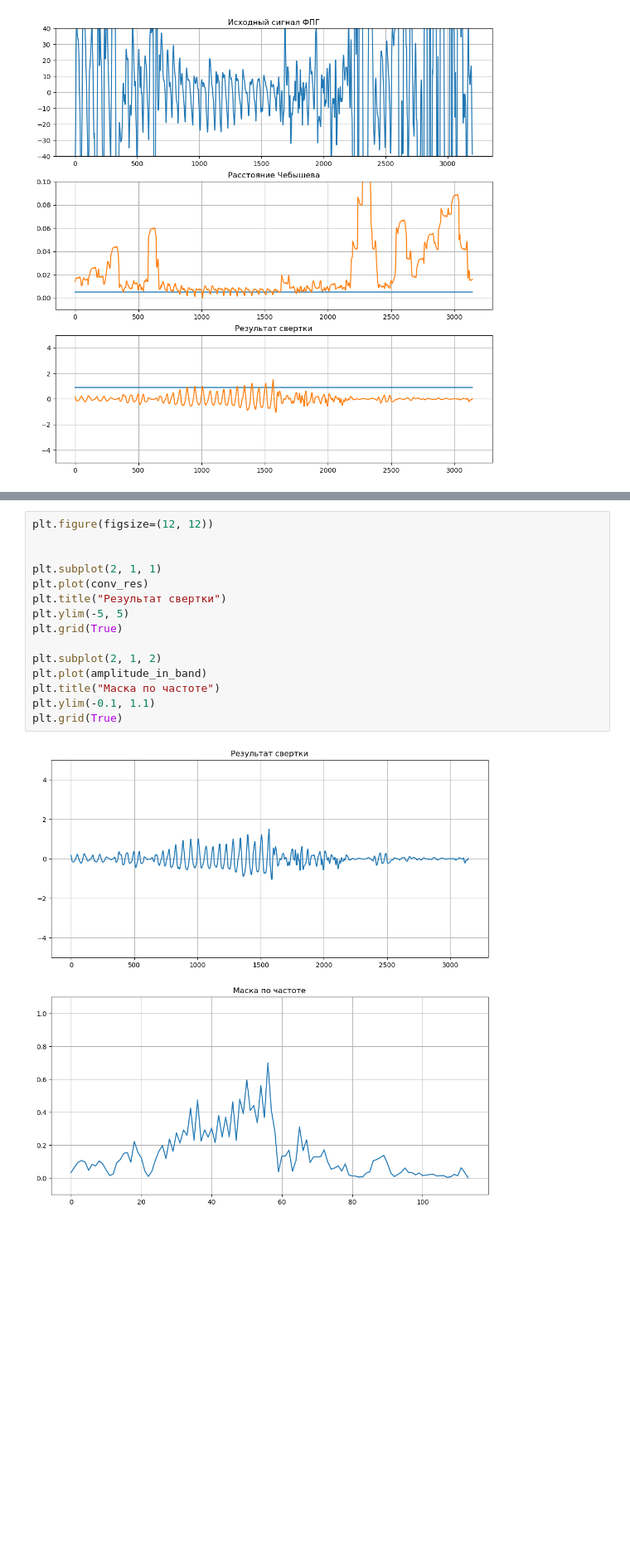
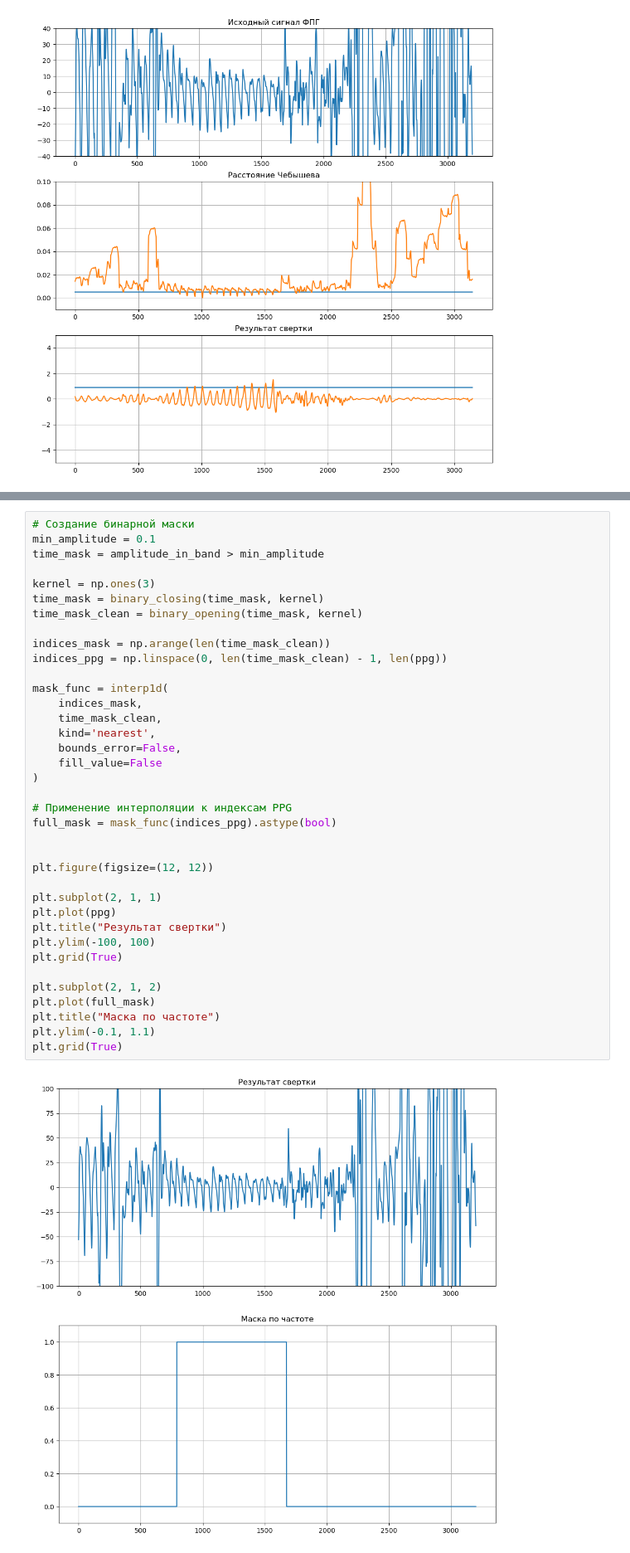
Before and after one commit to IlyaKarakulin/Stress-level-by-PPG, a Jupyter notebook: frequency_analysis.ipynb, the cells around one changed output, grey strips where cells are left out. Shown at 83% size. Drawn from its saved outputs; the diff is of its cells as text; blank space fills up the shorter version.

```diff
--- a/frequency_analysis.ipynb
+++ b/frequency_analysis.ipynb
@@ -213,17 +224,39 @@ Text(0, 0.5, 'Амплитуда')
 # %%
+# Создание бинарной маски
+min_amplitude = 0.1
+time_mask = amplitude_in_band > min_amplitude
+
+kernel = np.ones(3)
+time_mask = binary_closing(time_mask, kernel)
+time_mask_clean = binary_opening(time_mask, kernel)
+
+indices_mask = np.arange(len(time_mask_clean))
+indices_ppg = np.linspace(0, len(time_mask_clean) - 1, len(ppg))
+
+mask_func = interp1d(
+    indices_mask,
+    time_mask_clean,
+    kind='nearest',
+    bounds_error=False,
+    fill_value=False
+)
+
+# Применение интерполяции к индексам PPG
+full_mask = mask_func(indices_ppg).astype(bool)
+
+
 plt.figure(figsize=(12, 12))
 
-
 plt.subplot(2, 1, 1)
-plt.plot(conv_res)
+plt.plot(ppg)
 plt.title("Результат свертки")
-plt.ylim(-5, 5)
+plt.ylim(-100, 100)
 plt.grid(True)
 
 plt.subplot(2, 1, 2)
-plt.plot(amplitude_in_band)
+plt.plot(full_mask)
 plt.title("Маска по частоте")
 plt.ylim(-0.1, 1.1)
 plt.grid(True)
 # %% [output]
-[figure, old version]
+[figure, new version]
```
Also changed, not shown: parts of 5 cells of this notebook.
